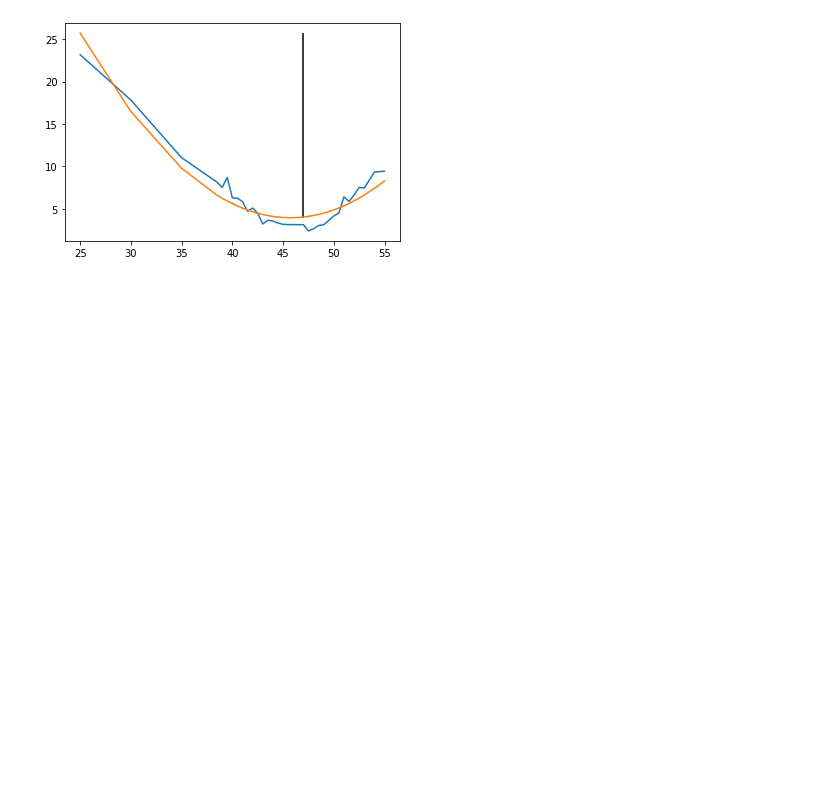
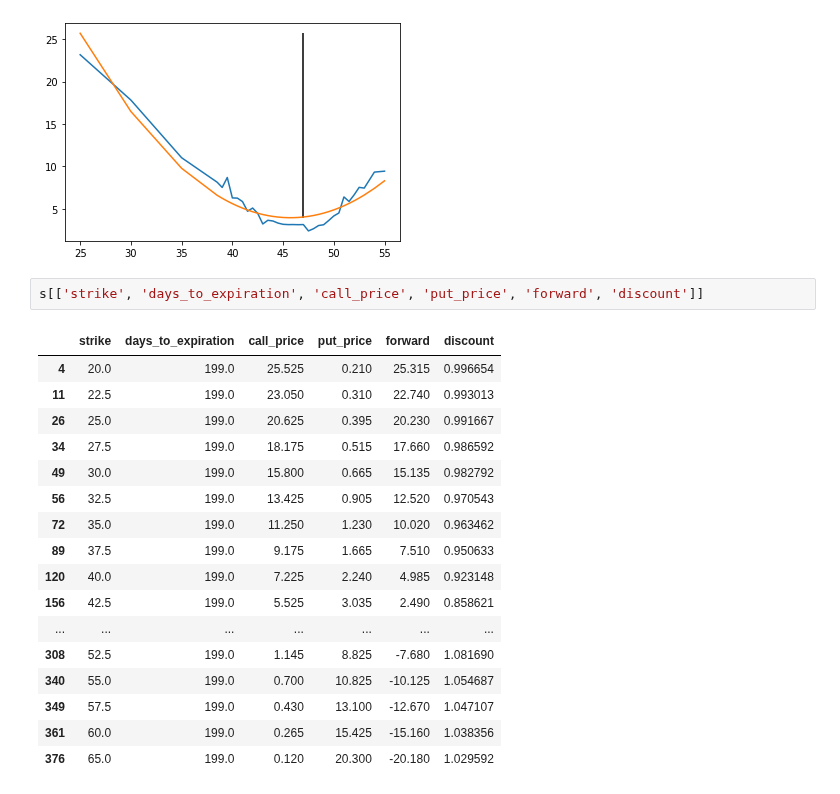
Before and after one commit to rbetzler/fun-times-in-python, a Jupyter notebook: finance/science/exploration/20200528_options.ipynb, the cells around one changed output. Drawn from its saved outputs; the diff is of its cells as text; blank space fills up the shorter version.

```diff
--- a/finance/science/exploration/20200528_options.ipynb
+++ b/finance/science/exploration/20200528_options.ipynb
@@ -347,3 +347,23 @@ plt.vlines(
 plt.show()
 # %% [output]
 [figure]
+# %%
+s[['strike', 'days_to_expiration', 'call_price', 'put_price', 'forward', 'discount']]
+# %% [output]
+|  | strike | days_to_expiration | call_price | put_price | forward | discount |
+| 4 | 20.0 | 199.0 | 25.525 | 0.210 | 25.315 | 0.996654 |
+| 11 | 22.5 | 199.0 | 23.050 | 0.310 | 22.740 | 0.993013 |
+| 26 | 25.0 | 199.0 | 20.625 | 0.395 | 20.230 | 0.991667 |
+| 34 | 27.5 | 199.0 | 18.175 | 0.515 | 17.660 | 0.986592 |
+| 49 | 30.0 | 199.0 | 15.800 | 0.665 | 15.135 | 0.982792 |
+| 56 | 32.5 | 199.0 | 13.425 | 0.905 | 12.520 | 0.970543 |
+| 72 | 35.0 | 199.0 | 11.250 | 1.230 | 10.020 | 0.963462 |
+| 89 | 37.5 | 199.0 | 9.175 | 1.665 | 7.510 | 0.950633 |
+| 120 | 40.0 | 199.0 | 7.225 | 2.240 | 4.985 | 0.923148 |
+| 156 | 42.5 | 199.0 | 5.525 | 3.035 | 2.490 | 0.858621 |
+| ... | ... | ... | ... | ... | ... | ... |
+| 308 | 52.5 | 199.0 | 1.145 | 8.825 | -7.680 | 1.081690 |
+| 340 | 55.0 | 199.0 | 0.700 | 10.825 | -10.125 | 1.054687 |
+| 349 | 57.5 | 199.0 | 0.430 | 13.100 | -12.670 | 1.047107 |
+| 361 | 60.0 | 199.0 | 0.265 | 15.425 | -15.160 | 1.038356 |
+| 376 | 65.0 | 199.0 | 0.120 | 20.300 | -20.180 | 1.029592 |
```
Also changed, not shown: parts of 4 cells of this notebook, 2 other files.
